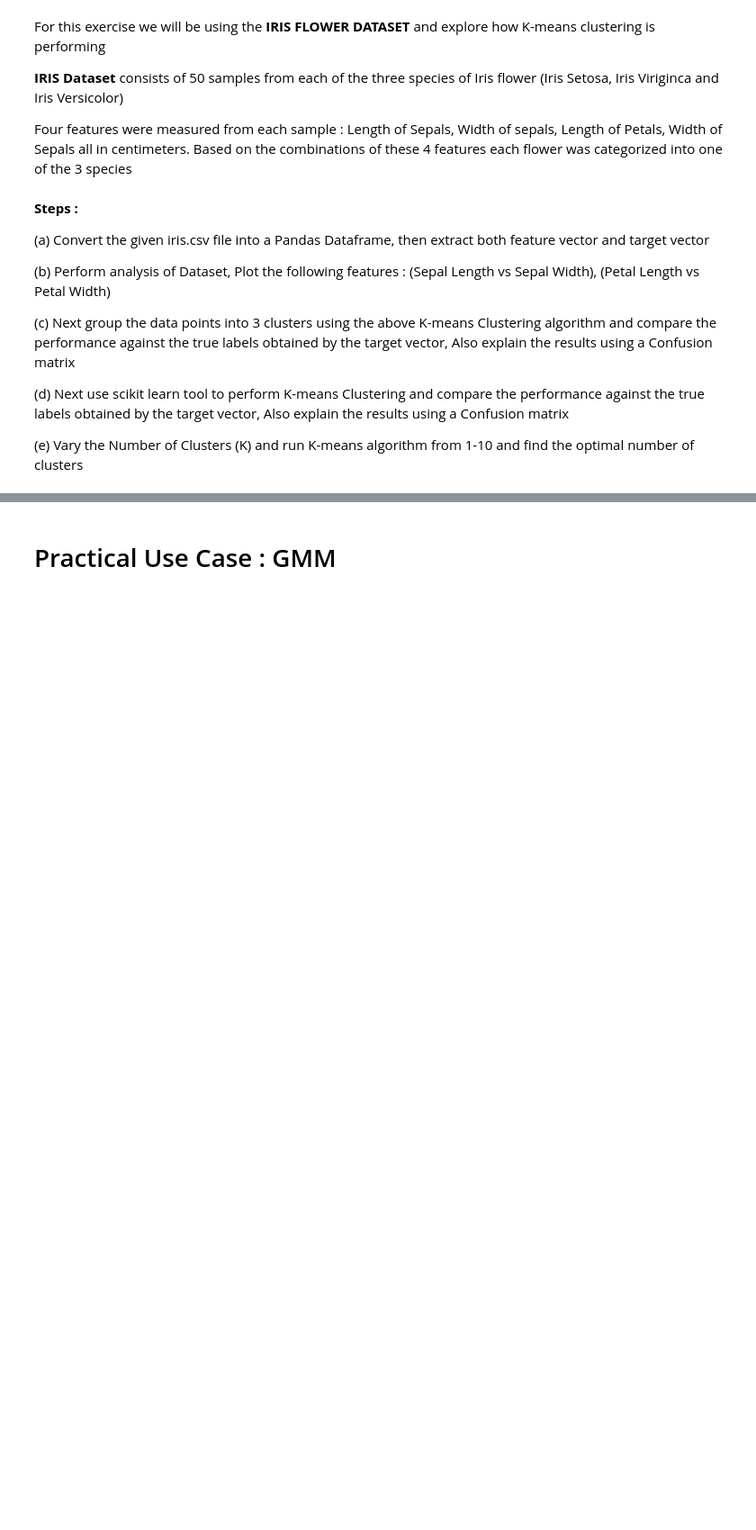
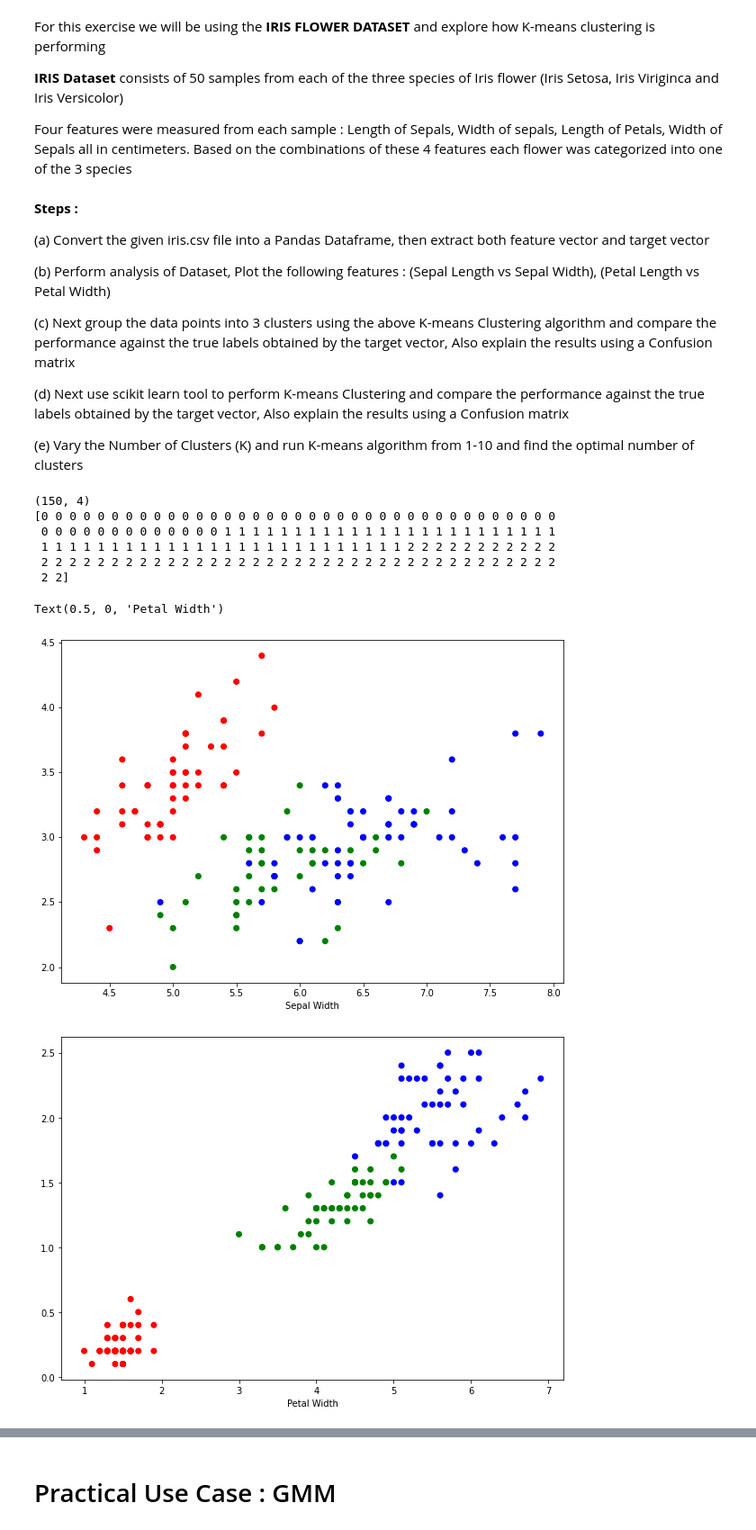
Before and after one commit to shashankp28/PRML-Lab-22, a Jupyter notebook: Assignment_4/Lab_4_Clustering_Part_1.ipynb, the cells around one changed output, grey strips where cells are left out. Shown at 90% size. Saved outputs shown, nothing was run; the diff lists cells and outputs as text; code cells hidden in the pictures; blank space fills up the shorter version.

```diff
--- a/Assignment_4/Lab_4_Clustering_Part_1.ipynb
+++ b/Assignment_4/Lab_4_Clustering_Part_1.ipynb
@@ -686,0 +687,39 @@ import pandas as pd
+# %%
+import pandas as pd
+
+data = pd.read_csv('Iris.csv')
+
+data[['target']] = data[['species']].apply(lambda col:pd.Categorical(col).codes)
+
+x = np.asarray(data[['sepal_length','sepal_width','petal_length','petal_width']].values.tolist())
+y = (data[['species']].apply(lambda col:pd.Categorical(col).codes)).values.tolist()
+target = np.asarray([item for sublist in y for item in sublist])
+
+print(x.shape)
+print(target)
+# %% [output]
+(150, 4)
+[0 0 0 0 0 0 0 0 0 0 0 0 0 0 0 0 0 0 0 0 0 0 0 0 0 0 0 0 0 0 0 0 0 0 0 0 0
+ 0 0 0 0 0 0 0 0 0 0 0 0 0 1 1 1 1 1 1 1 1 1 1 1 1 1 1 1 1 1 1 1 1 1 1 1 1
+ 1 1 1 1 1 1 1 1 1 1 1 1 1 1 1 1 1 1 1 1 1 1 1 1 1 1 2 2 2 2 2 2 2 2 2 2 2
+ 2 2 2 2 2 2 2 2 2 2 2 2 2 2 2 2 2 2 2 2 2 2 2 2 2 2 2 2 2 2 2 2 2 2 2 2 2
+ 2 2]
+# %%
+colors = np.array(['red', 'green', 'blue'])
+
+plt.figure(figsize=(10, 7))
+
+plt.scatter(x[:, 0], x[:, 1], c=colors[data['target']])
+plt.xlabel("Sepal Length")
+plt.xlabel("Sepal Width")
+
+
+plt.figure(figsize=(10, 7))
+
+plt.scatter(x[:, 2], x[:, 3], c=colors[data['target']])
+plt.xlabel("Petal Length")
+plt.xlabel("Petal Width")
+# %% [output]
+Text(0.5, 0, 'Petal Width')
+[figure, added]
+[figure, added]
```
Also changed, not shown: parts of 22 cells of this notebook.
